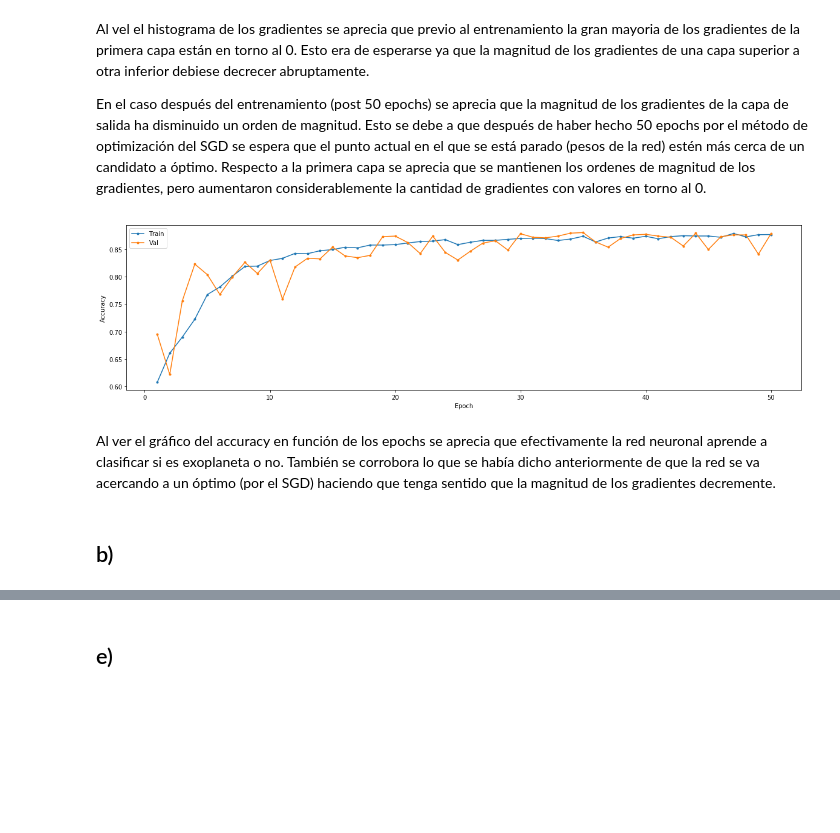
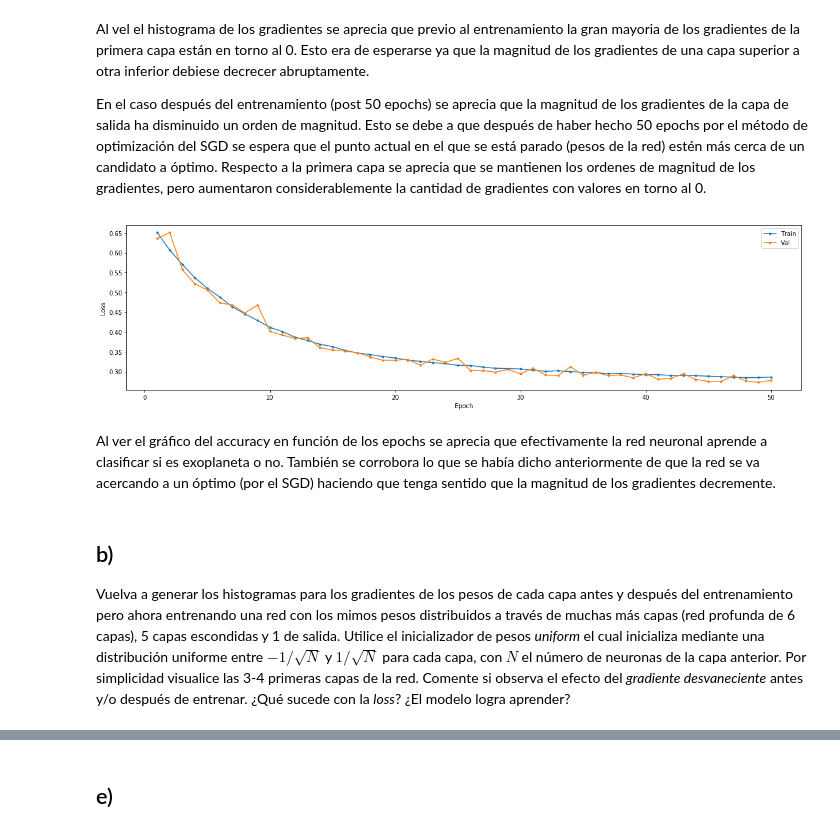
Before and after one commit to Umauro/ANN-T1, a Jupyter notebook: Pregunta 2.ipynb, the cells around one changed output, grey strips where cells are left out. Saved outputs shown, nothing was run; the diff lists cells and outputs as text; code cells hidden in the pictures; blank space fills up the shorter version.

```diff
--- a/Pregunta 2.ipynb
+++ b/Pregunta 2.ipynb
@@ -171,24 +162,25 @@ Al vel el histograma de los gradientes se aprecia que previo al entrenamiento la
 
 En el caso después del entrenamiento (post 50 epochs) se aprecia que la magnitud de los gradientes de la capa de salida ha disminuido un orden de magnitud. Esto se debe a que después de haber hecho 50 epochs por el método de optimización del SGD se espera que el punto actual en el que se está parado (pesos de la red) estén más cerca de un candidato a óptimo. Respecto a la primera capa se aprecia que se mantienen los ordenes de magnitud de los gradientes, pero aumentaron considerablemente la cantidad de gradientes con valores en torno al 0.
 # %%
-def chart_acc(history, epoch_number):
+def chart_loss(history, epoch_number = 50):
     epoch_arr = [i+1 for i in range(epoch_number)]
     plt.figure(figsize = (20,5))
-    plt.plot(epoch_arr, history.history['acc'], '.-')
-    plt.plot(epoch_arr, history.history['val_acc'], '.-')
+    plt.plot(epoch_arr, history.history['loss'], '.-')
+    plt.plot(epoch_arr, history.history['val_loss'], '.-')
     plt.xlabel('Epoch')
-    plt.ylabel('Accuracy')
+    plt.ylabel('Loss')
     plt.legend( ('Train', 'Val') )
 
     plt.show()
 
-chart_acc(history_A, 50)
+chart_loss(history_A)
 # %% [output]
-[figure, old version]
+[figure, new version]
 # %% [markdown]
 Al ver el gráfico del accuracy en función de los epochs se aprecia que efectivamente la red neuronal aprende a clasificar si es exoplaneta o no. También se corrobora lo que se había dicho anteriormente de que la red se va acercando a un óptimo (por el SGD) haciendo que tenga sentido que la magnitud de los gradientes decremente.
-# %% [markdown]
-## b)
+# %% [markdown]
+## b)
+Vuelva a generar los histogramas para los gradientes de los pesos de cada capa antes y después del entrenamiento pero ahora entrenando una red con los mimos pesos distribuidos a través de muchas más capas (red profunda de 6 capas), 5 capas escondidas y 1 de salida. Utilice el inicializador de pesos *uniform* el cual inicializa mediante una distribución uniforme entre $-1/\sqrt{N}$ y $1/\sqrt{N}$ para cada capa, con $N$ el número de neuronas de la capa anterior. Por simplicidad visualice las 3-4 primeras capas de la red. Comente si observa el efecto del *gradiente desvaneciente* antes y/o después de entrenar. ¿Qué sucede con la *loss*? ¿El modelo logra aprender?
 # %%
 model = Sequential()
 model.add(Dense(256, input_dim=X_train_scaled.shape[1], kernel_initializer='uniform',activation='sigmoid'))
```
Also changed, not shown: parts of 15 cells of this notebook.
